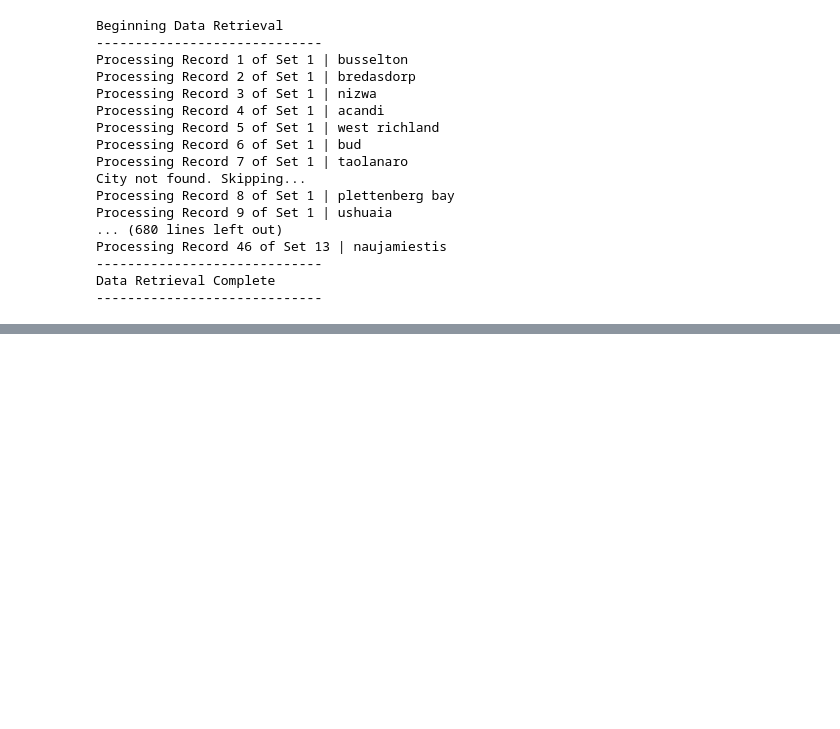
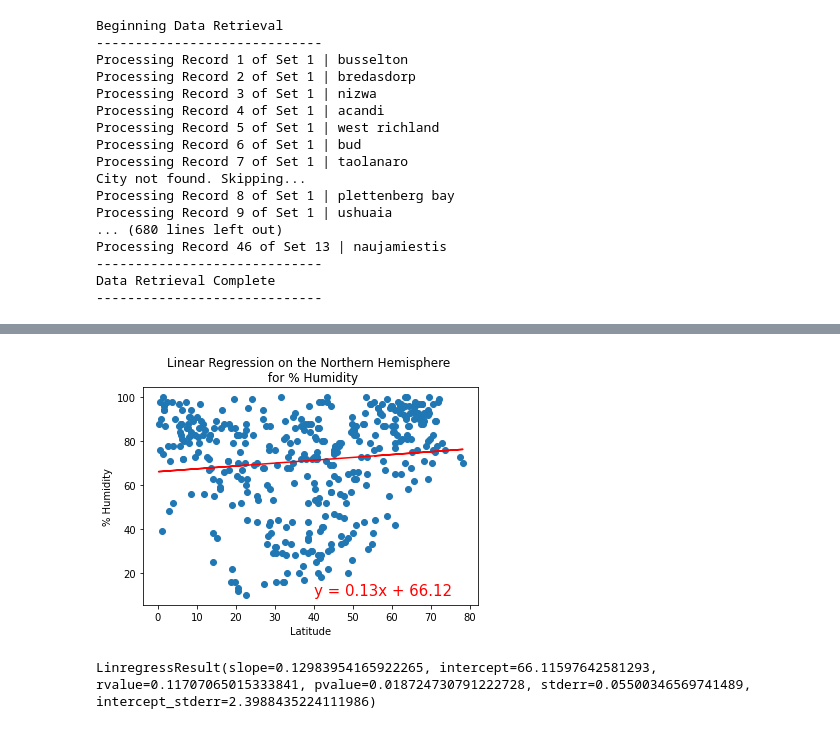
Before and after one commit to crystdang/world-weather-analysis, a Jupyter notebook: WeatherPy.ipynb, the cells around one changed output, grey strips where cells are left out. Drawn from its saved outputs; the diff is of its cells as text; code cells hidden in the pictures; blank space fills up the shorter version.

```diff
--- a/WeatherPy.ipynb
+++ b/WeatherPy.ipynb
@@ -301,0 +419,13 @@ plt.show()
+# %%
+# Linear regression on the Northern Hemisphere
+x_values = northern_hemi_df["Lat"]
+y_values = northern_hemi_df["Humidity"]
+# Call the function.
+plot_linear_regression(x_values, y_values,
+                       'Linear Regression on the Northern Hemisphere \n for % Humidity', '% Humidity',(40,10))
+# %% [output]
+[figure, added]
+# %%
+linregress((northern_hemi_df["Lat"]),(northern_hemi_df["Humidity"]))
+# %% [output]
+LinregressResult(slope=0.12983954165922265, intercept=66.11597642581293, rvalue=0.11707065015333841, pvalue=0.018724730791222728, stderr=0.05500346569741489, intercept_stderr=2.3988435224111986)
```
Also changed, not shown: parts of 32 cells of this notebook, 2 other files.
